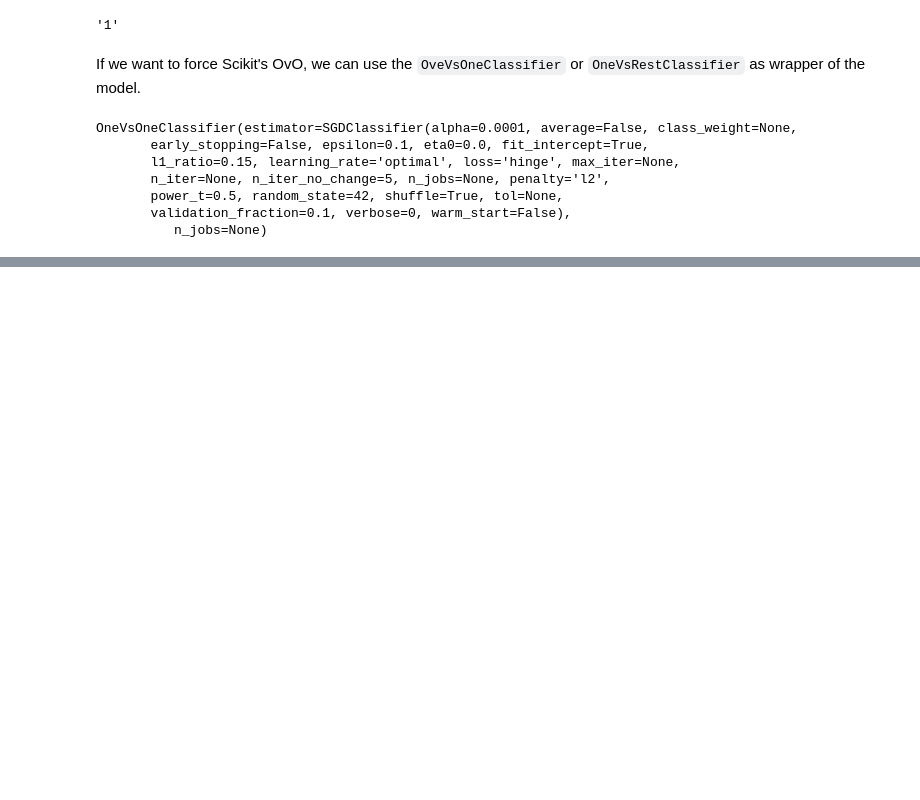
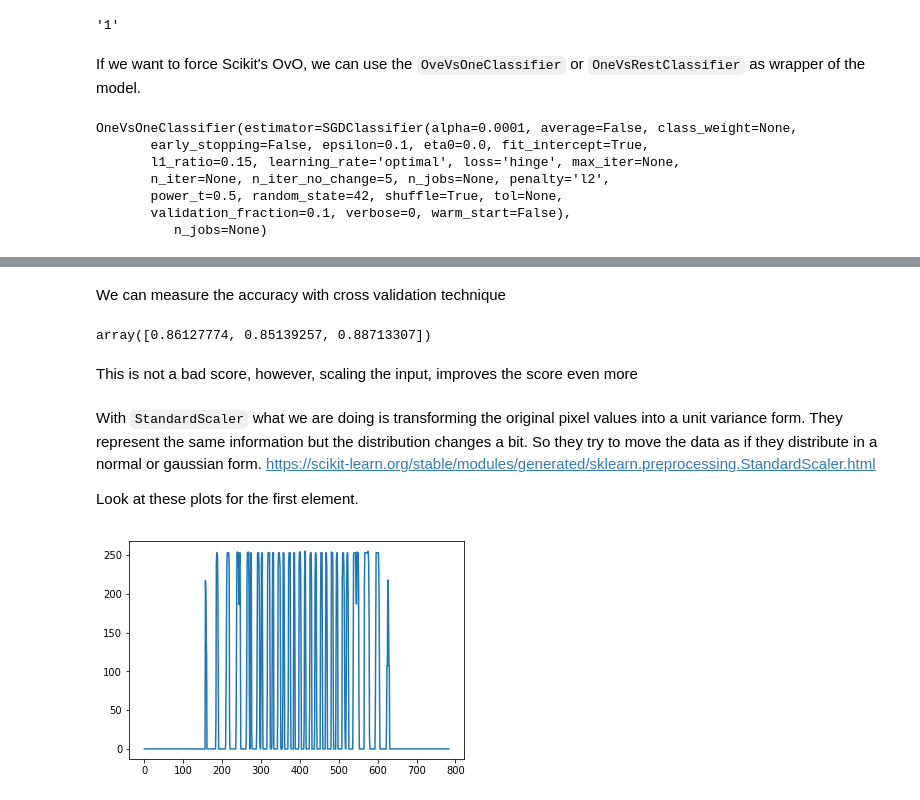
Before and after one commit to Ohtar10/ml-python, a Jupyter notebook: ch03/Classification.ipynb, the cells around one changed output, grey strips where cells are left out. Drawn from its saved outputs; the diff is of its cells as text; code cells hidden in the pictures; blank space fills up the shorter version.

````diff
--- a/ch03/Classification.ipynb
+++ b/ch03/Classification.ipynb
@@ -378,0 +403,5 @@ ovo_clf.predict([X_train])
+# %%
+from sklearn.ensemble import RandomForestClassifier
+
+forest_clf = RandomForestClassifier()
+forest_clf.fit(X_train, y_train)
@@ -378,0 +449,8 @@ ovo_clf.predict([X_train])
+# %% [markdown]
+We can measure the accuracy with cross validation technique
+# %%
+cross_val_score(sgd_clf, X_train, y_train, cv=3, scoring="accuracy")
+# %% [output]
+array([0.86127774, 0.85139257, 0.88713307])
+# %% [markdown]
+This is not a bad score, however, scaling the input, improves the score even more
@@ -378,0 +462,12 @@ ovo_clf.predict([X_train])
+# %% [markdown]
+With ```StandardScaler``` what we are doing is transforming the original pixel values into a unit variance form. They represent the same information but the distribution changes a bit. So they try to move the data as if they distribute in a normal or gaussian form. https://scikit-learn.org/stable/modules/generated/sklearn.preprocessing.StandardScaler.html
+
+Look at these plots for the first element.
+# %%
+%matplotlib inline
+import matplotlib.pyplot as plt
+
+plt.plot(X_train[0])
+plt.show()
+# %% [output]
+[figure, added]
````
Also changed, not shown: parts of 38 cells of this notebook.
